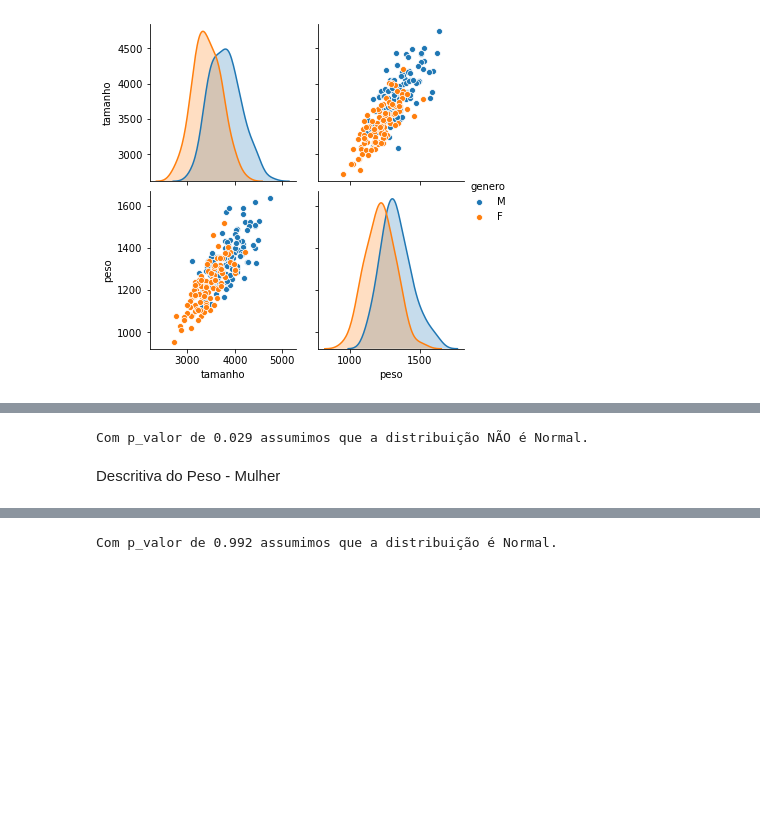
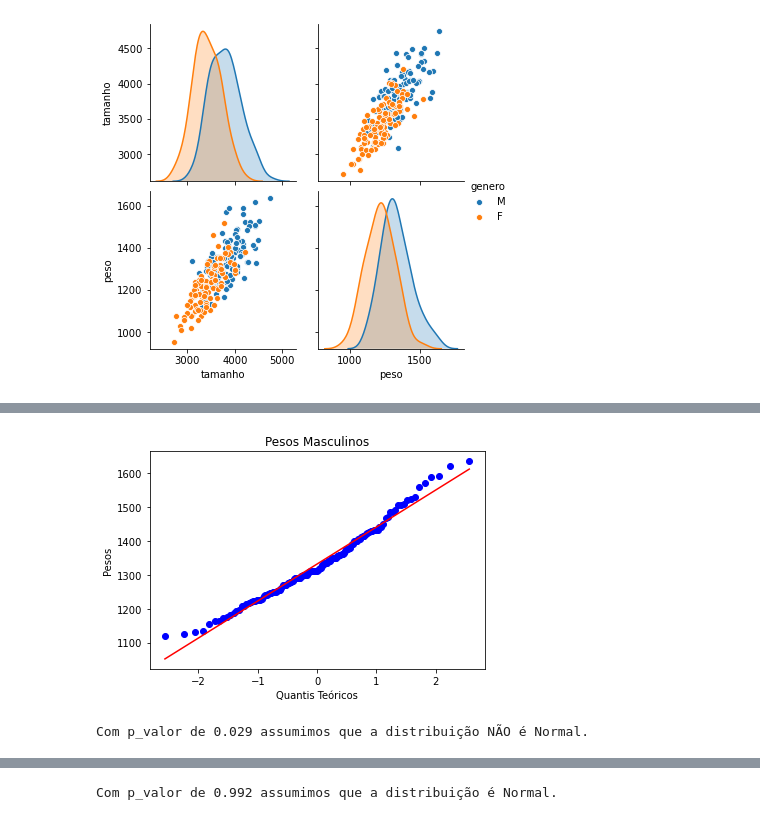
Before and after one commit to guilourenzo/mba-usp, a Jupyter notebook: ESTATÍSTICA PARA CIÊNCIA DE DADOS/AVALIACAO FINAL/GUILHERME_LOURENCO-AVALIACAO_FINAL.ipynb, the cells around one changed output, grey strips where cells are left out. Drawn from its saved outputs; the diff is of its cells as text; code cells hidden in the pictures; blank space fills up the shorter version.

```diff
--- a/ESTATÍSTICA PARA CIÊNCIA DE DADOS/AVALIACAO FINAL/GUILHERME_LOURENCO-AVALIACAO_FINAL.ipynb
+++ b/ESTATÍSTICA PARA CIÊNCIA DE DADOS/AVALIACAO FINAL/GUILHERME_LOURENCO-AVALIACAO_FINAL.ipynb
@@ -132,3 +125,13 @@ plt.show()
+# %%
+stats.probplot(homem_peso, plot=plt)
+
+plt.title('Pesos Masculinos')
+plt.xlabel('Quantis Teóricos')
+plt.ylabel('Pesos')
+
+plt.show()
+# %% [output]
+[figure, added]
 # %%
 alpha = 0.05
 _, p_value = stats.shapiro(homem_peso)
@@ -139,5 +142,3 @@ else:
     print(f'Com p_valor de {round(p_value, 3)} assumimos que a distribuição NÃO é Normal.')
 # %% [output]
 Com p_valor de 0.029 assumimos que a distribuição NÃO é Normal.
-# %% [markdown]
-Descritiva do Peso - Mulher
```
Also changed, not shown: parts of 25 cells of this notebook.
